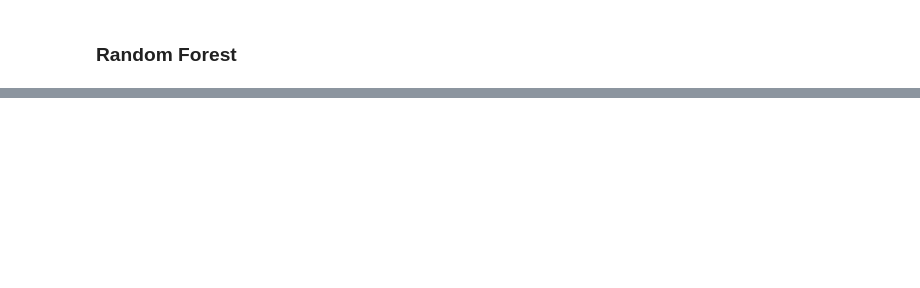
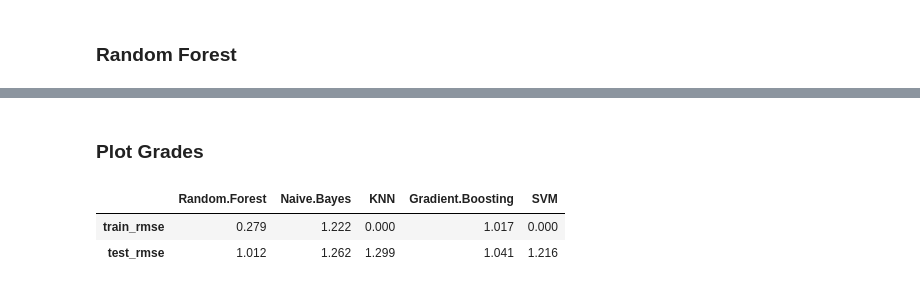
Before and after one commit to markus93/DM-Loan-Project, a Jupyter notebook: DM_Project_Predicting.ipynb, the cells around one changed output, grey strips where cells are left out. Cells and saved outputs as stored; diff of their text form; code cells hidden in the pictures; blank space fills up the shorter version.

```diff
--- a/DM_Project_Predicting.ipynb
+++ b/DM_Project_Predicting.ipynb
@@ -532,0 +661,22 @@ rmse(as.numeric(svm.pred2), as.numeric(test_data$grade))
+# %% [markdown]
+### Plot Grades
+# %%
+res2 <- read.csv("res/res_grade.csv")
+
+rownames(res2) <- c("train_rmse", "test_rmse")
+method <- c('Random Forest', 'Naive Bayes', 'K-Nearest Neighbors', 'Gradient Boosting', 'SVM')
+
+test_res2 <- cbind(method, t(res2[2,]), rep("Test", 5))
+train_res2 <- cbind(method, t(res2[1,]), rep("Train", 5))
+
+res2_new <- rbind(test_res2, train_res2)
+colnames(res2_new) <- c("method", "RMSE", "class")
+res2_new <- as.data.frame(res2_new)
+res2_new$RMSE <- as.numeric(as.character(res2_new$RMSE))
+
+res_test_grade <- res2_new[res2_new$class == "Test",]
+res2
+# %% [output]
+|  | Random.Forest | Naive.Bayes | KNN | Gradient.Boosting | SVM |
+| train_rmse | 0.279 | 1.222 | 0.000 | 1.017 | 0.000 |
+| test_rmse | 1.012 | 1.262 | 1.299 | 1.041 | 1.216 |
```
Also changed, not shown: parts of 116 cells of this notebook, 3 other files.
